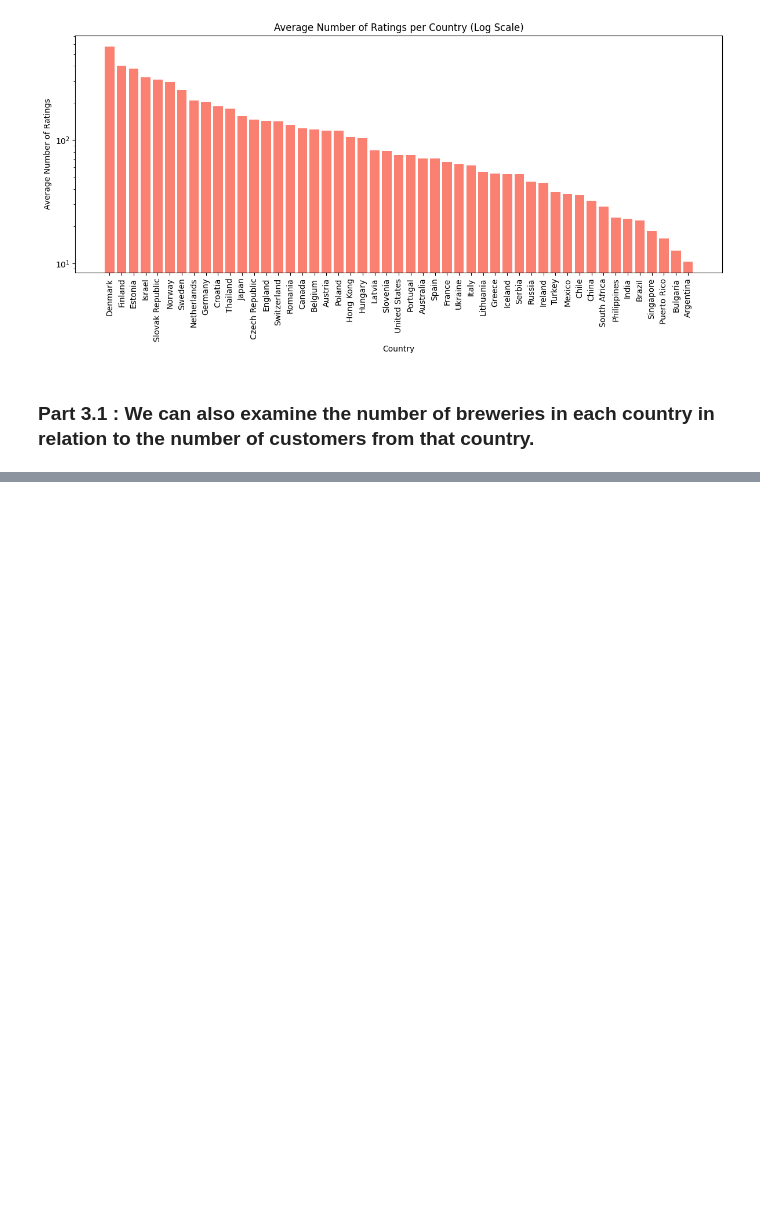
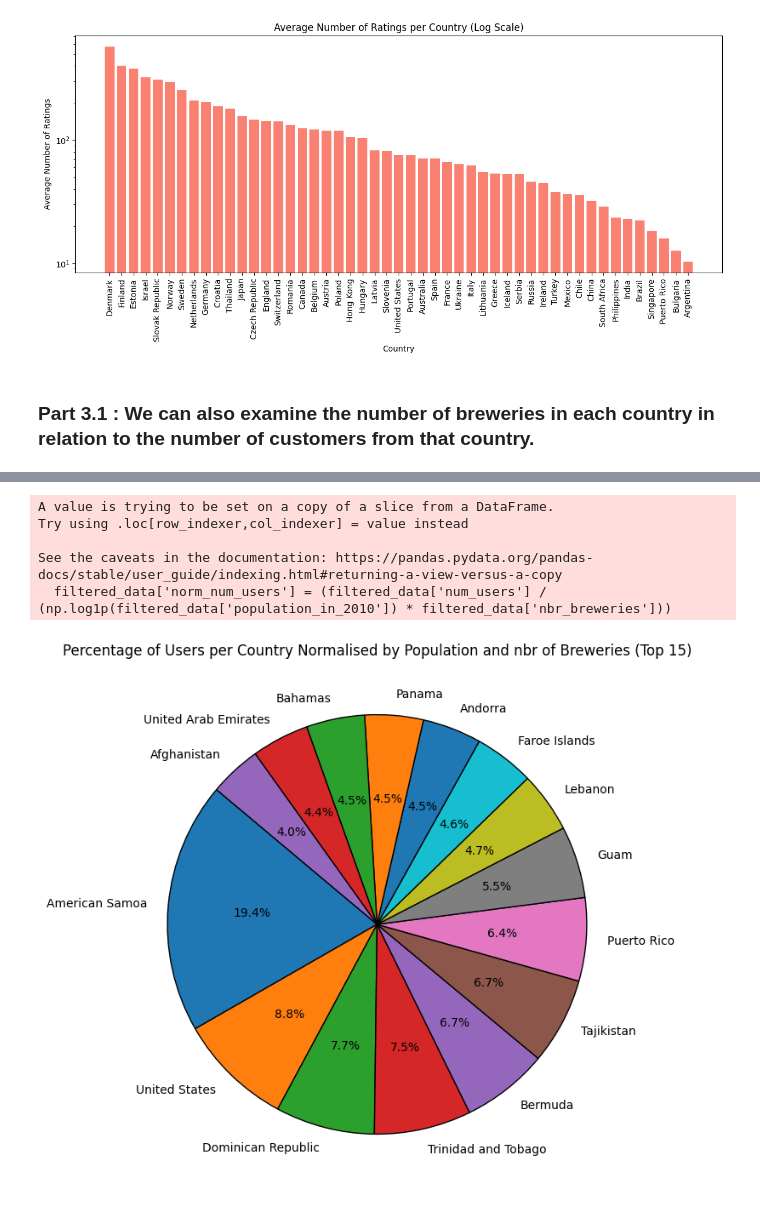
Before and after one commit to epfl-ada/ada-2024-project-pada-wan, a Jupyter notebook: results.ipynb, the cells around one changed output, grey strips where cells are left out. Drawn from its saved outputs; the diff is of its cells as text; code cells hidden in the pictures; blank space fills up the shorter version.

```diff
--- a/results.ipynb
+++ b/results.ipynb
@@ -568,3 +607,35 @@ print(recap_breweries_info)
+# %%
+# Filter countries with at least 5 users
+filtered_data = country_analysis2[country_analysis2['num_users'] >= 5]
+
+# Calculate users per million people per brewery to normalize by population and breweries
+filtered_data['norm_num_users'] = (filtered_data['num_users'] / (np.log1p(filtered_data['population_in_2010']) * filtered_data['nbr_breweries']))
+
+# Sort values by normalized nbr of users for better visualization and select the top 15 countries
+filtered_data = filtered_data.sort_values(by='norm_num_users', ascending=False).head(15)
+
+# Plot the pie chart of users per million per brewery
+plt.figure(figsize=(8, 8))
+plt.pie(
+    filtered_data['norm_num_users'],
+    labels=filtered_data['country'],
+    autopct='%1.1f%%',  # Display percentages on the pie chart
+    startangle=140,
+    wedgeprops=dict(edgecolor='black')
+)
+
+# Title
+plt.title('Percentage of Users per Country Normalised by Population and nbr of Breweries (Top 15)')
+
+# Show plot
+plt.show()
+# %% [output]
+A value is trying to be set on a copy of a slice from a DataFrame.
+Try using .loc[row_indexer,col_indexer] = value instead
+
+See the caveats in the documentation: https://pandas.pydata.org/pandas-docs/stable/user_guide/indexing.html#returning-a-view-versus-a-copy
+  filtered_data['norm_num_users'] = (filtered_data['num_users'] / (np.log1p(filtered_data['population_in_2010']) * filtered_data['nbr_breweries']))
+[figure, added]
 # %%
 #Then we will try to analyse the time evolution of new breweries.
 
```
Also changed, not shown: parts of 10 cells of this notebook.
